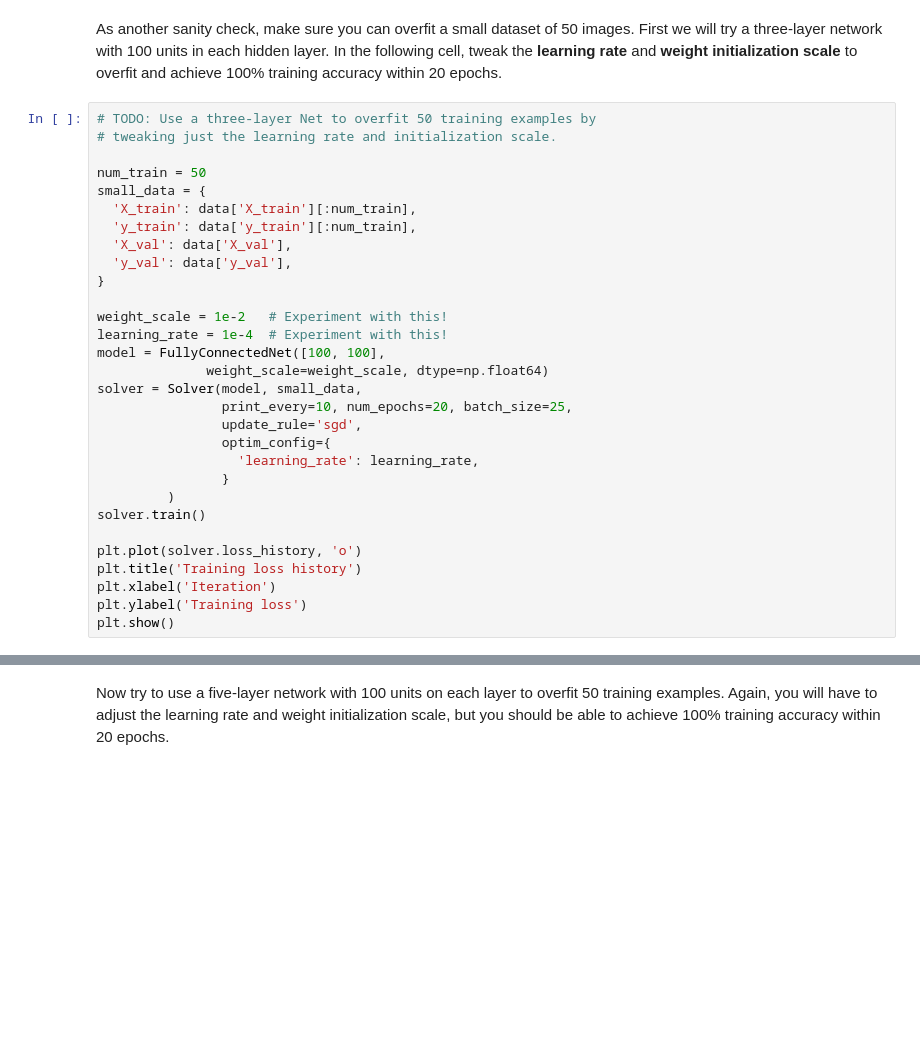
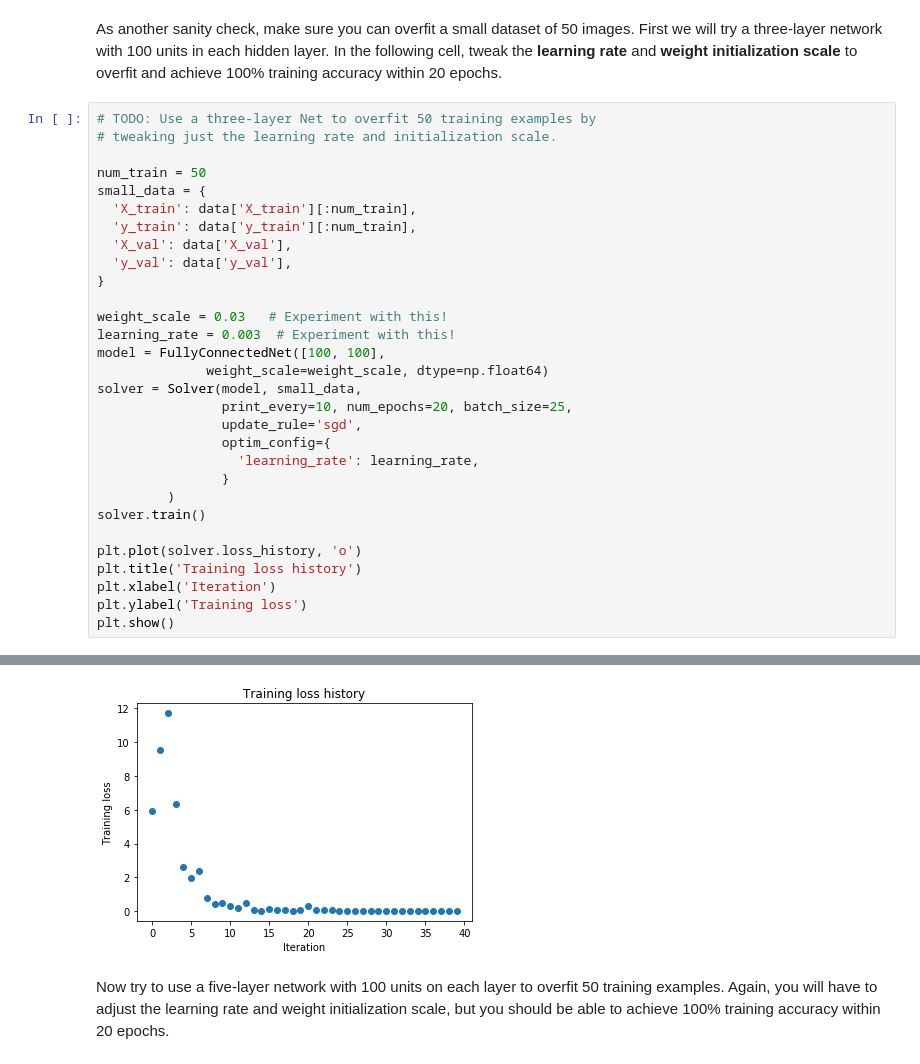
Before and after one commit to He-Ze/CS231n-Assignment2, a Jupyter notebook: final-project/FullyConnectedNets.ipynb, the cells around one changed output, grey strips where cells are left out. Drawn from its saved outputs; the diff is of its cells as text; blank space fills up the shorter version.

```diff
--- a/final-project/FullyConnectedNets.ipynb
+++ b/final-project/FullyConnectedNets.ipynb
@@ -353,8 +413,8 @@ small_data = {
   'y_val': data['y_val'],
 }
 
-weight_scale = 1e-2   # Experiment with this!
-learning_rate = 1e-4  # Experiment with this!
+weight_scale = 0.03   # Experiment with this!
+learning_rate = 0.003  # Experiment with this!
 model = FullyConnectedNet([100, 100],
               weight_scale=weight_scale, dtype=np.float64)
 solver = Solver(model, small_data,
@@ -371,3 +431,4 @@ plt.title('Training loss history')
 plt.xlabel('Iteration')
 plt.ylabel('Training loss')
 plt.show()
+# %% [output]
@@ -374,3 +452,4 @@ plt.show()
+[figure, added]
 # %% [markdown]
 Now try to use a five-layer network with 100 units on each layer to overfit 50 training examples. Again, you will have to adjust the learning rate and weight initialization scale, but you should be able to achieve 100% training accuracy within 20 epochs.
 # %%
```
Also changed, not shown: parts of 8 cells of this notebook, 1 other file.
